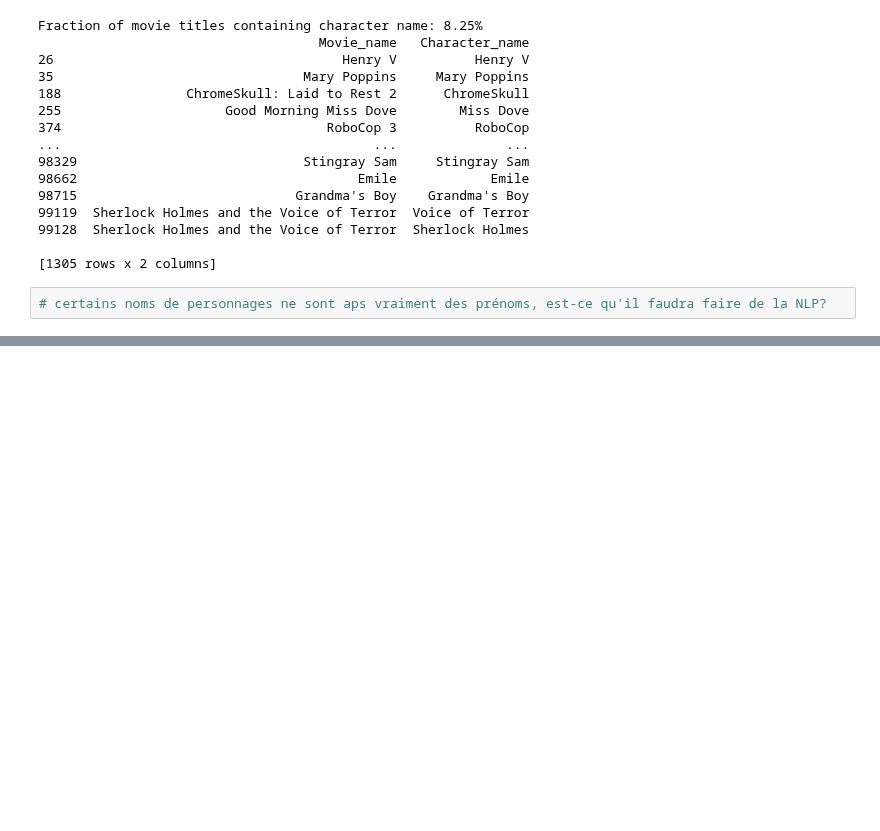
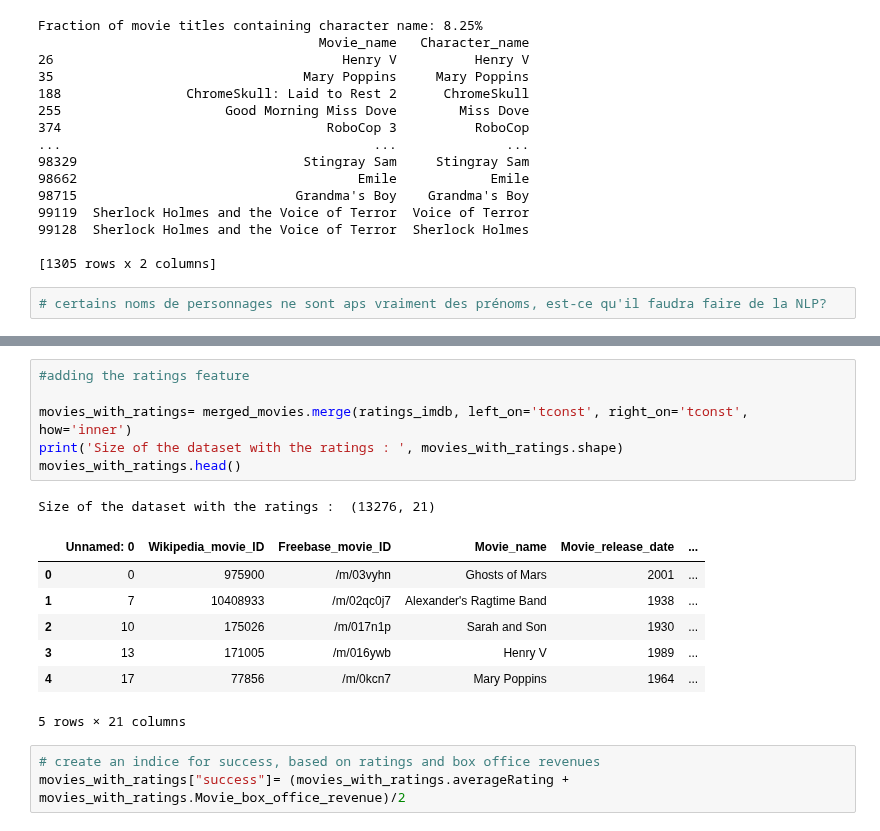
Before and after one commit to epfl-ada/ada-2023-project-randada, a Jupyter notebook: Data cleaning.ipynb, the cells around one changed output, grey strips where cells are left out. Cells and saved outputs as stored; diff of their text form; blank space fills up the shorter version.

```diff
--- a/Data cleaning.ipynb
+++ b/Data cleaning.ipynb
@@ -294,0 +356,18 @@ Fraction of movie titles containing character name: 8.25%
+# %%
+#adding the ratings feature
+
+movies_with_ratings= merged_movies.merge(ratings_imdb, left_on='tconst', right_on='tconst', how='inner')
+print('Size of the dataset with the ratings : ', movies_with_ratings.shape)
+movies_with_ratings.head()
+# %% [output]
+Size of the dataset with the ratings :  (13276, 21)
+|  | Unnamed: 0 | Wikipedia_movie_ID | Freebase_movie_ID | Movie_name | Movie_release_date | ... |
+| 0 | 0 | 975900 | /m/03vyhn | Ghosts of Mars | 2001 | ... |
+| 1 | 7 | 10408933 | /m/02qc0j7 | Alexander's Ragtime Band | 1938 | ... |
+| 2 | 10 | 175026 | /m/017n1p | Sarah and Son | 1930 | ... |
+| 3 | 13 | 171005 | /m/016ywb | Henry V | 1989 | ... |
+| 4 | 17 | 77856 | /m/0kcn7 | Mary Poppins | 1964 | ... |
+5 rows × 21 columns
+# %%
+# create an indice for success, based on ratings and box office revenues
+movies_with_ratings["success"]= (movies_with_ratings.averageRating + movies_with_ratings.Movie_box_office_revenue)/2
```
Also changed, not shown: parts of 11 cells of this notebook.
